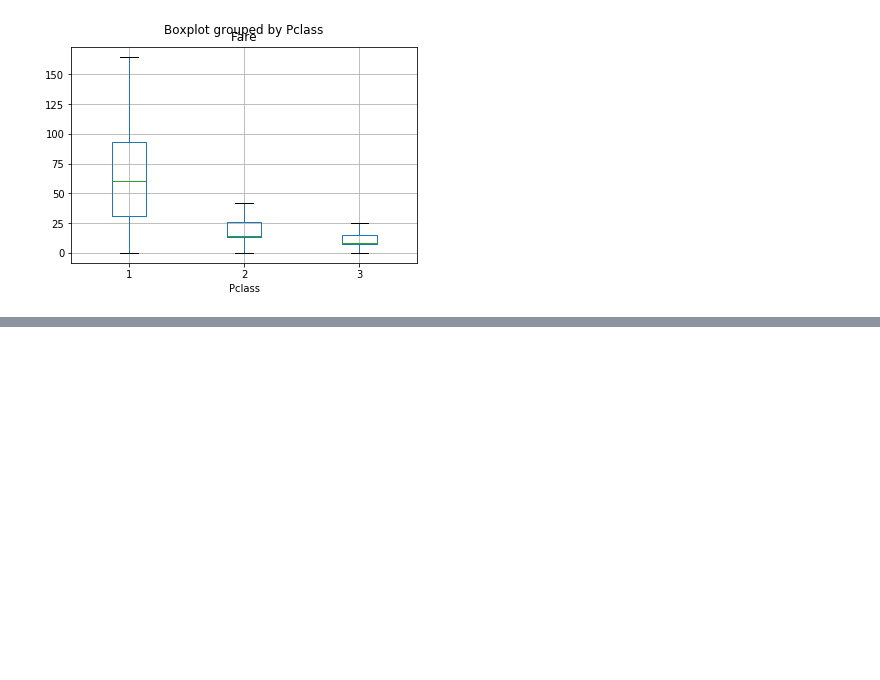
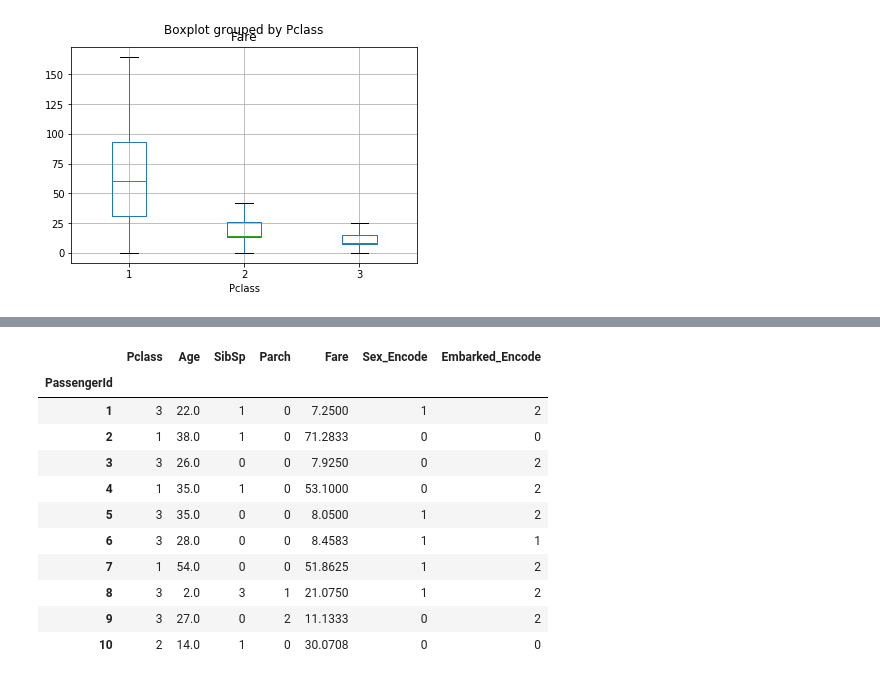
Before and after one commit to dongzhang84/data_challenges, a Jupyter notebook: Titanic.ipynb, the cells around one changed output, grey strips where cells are left out. Saved outputs shown, nothing was run; the diff lists cells and outputs as text; code cells hidden in the pictures; blank space fills up the shorter version.

```diff
--- a/Titanic.ipynb
+++ b/Titanic.ipynb
@@ -207,0 +254,3 @@ plt.show()
+# %%
+drop_column = ['Cabin','Ticket']
+df_train.drop(drop_column, axis=1, inplace = True)
@@ -207,0 +269,5 @@ plt.show()
+# %%
+encoder = LabelEncoder()
+
+encoder .fit(df_train['Sex'])
+df_train['Sex_Encode'] = encoder.transform(df_train['Sex'])
@@ -207,0 +296,3 @@ plt.show()
+# %%
+encoder.fit(df_train['Embarked'])
+df_train['Embarked_Encode'] = encoder.transform(df_train['Embarked'])
@@ -207,0 +334,15 @@ plt.show()
+# %%
+features.head(10)
+# %% [output]
+|  | Pclass | Age | SibSp | Parch | Fare | Sex_Encode | Embarked_Encode |
+| PassengerId |  |  |  |  |  |  |  |
+| 1 | 3 | 22.0 | 1 | 0 | 7.2500 | 1 | 2 |
+| 2 | 1 | 38.0 | 1 | 0 | 71.2833 | 0 | 0 |
+| 3 | 3 | 26.0 | 0 | 0 | 7.9250 | 0 | 2 |
+| 4 | 1 | 35.0 | 1 | 0 | 53.1000 | 0 | 2 |
+| 5 | 3 | 35.0 | 0 | 0 | 8.0500 | 1 | 2 |
+| 6 | 3 | 28.0 | 0 | 0 | 8.4583 | 1 | 1 |
+| 7 | 1 | 54.0 | 0 | 0 | 51.8625 | 1 | 2 |
+| 8 | 3 | 2.0 | 3 | 1 | 21.0750 | 1 | 2 |
+| 9 | 3 | 27.0 | 0 | 2 | 11.1333 | 0 | 2 |
+| 10 | 2 | 14.0 | 1 | 0 | 30.0708 | 0 | 0 |
```
Also changed, not shown: parts of 48 cells of this notebook.
